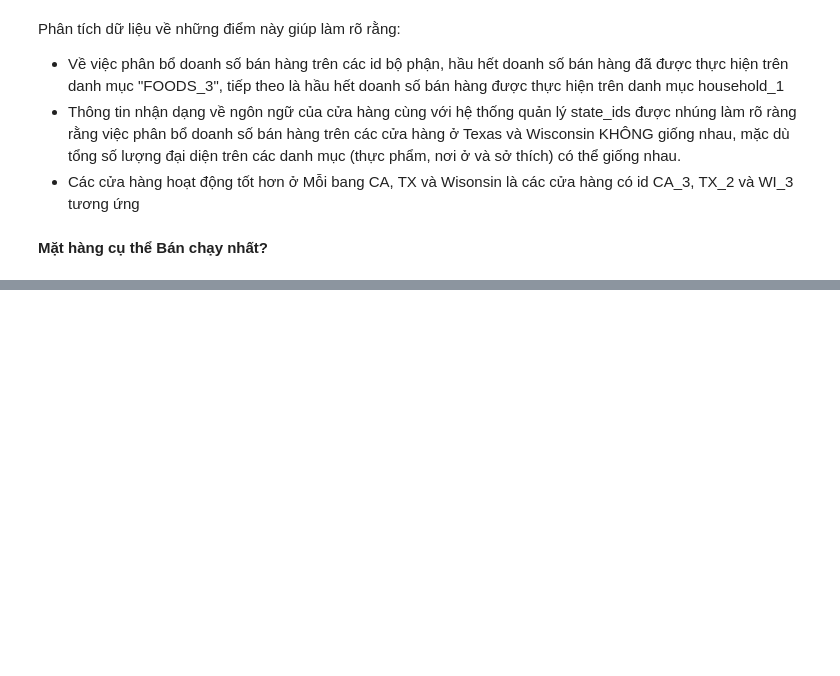
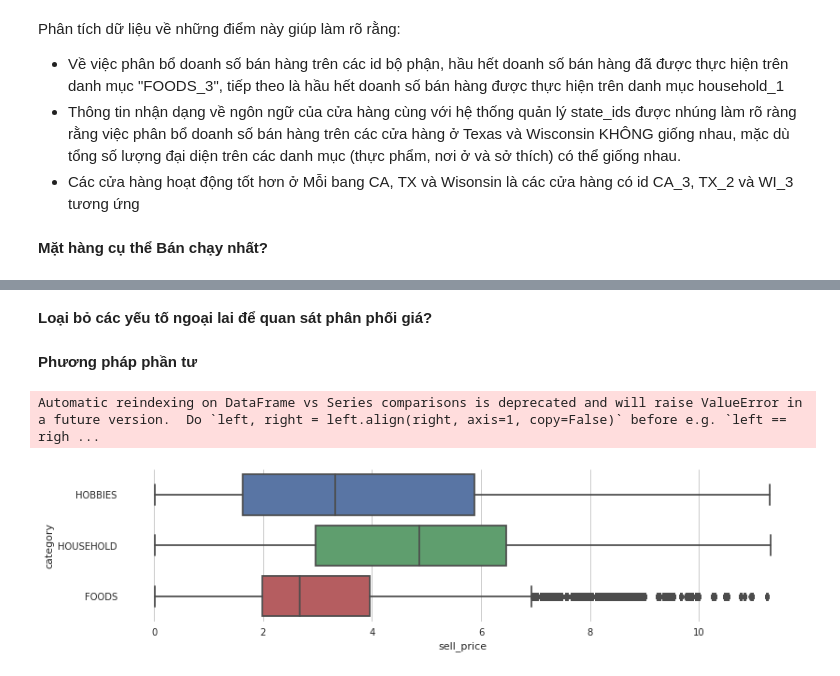
Before and after one commit to HienNguyenMinh/PythonAssignment, a Jupyter notebook: BaiTap1.ipynb, the cells around one changed output, grey strips where cells are left out. Drawn from its saved outputs; the diff is of its cells as text; code cells hidden in the pictures; blank space fills up the shorter version.

```diff
--- a/BaiTap1.ipynb
+++ b/BaiTap1.ipynb
@@ -364,0 +550,32 @@ Phân tích dữ liệu về những điểm này giúp làm rõ rằng:
+# %% [markdown]
+**Loại bỏ các yếu tố ngoại lai để quan sát phân phối giá?**
+# %% [markdown]
+**Phương pháp phần tư**
+# %%
+def remove_outliers(df):
+
+    '''
+    removes the outliers in continous features using quartile ranges
+
+    inputs: df(df specified with continous features along side categorical features)
+    returns: df with removed outliers
+    '''
+    Q1=df.quantile(0.25)
+    Q3=df.quantile(0.75)
+    IQR=Q3-Q1
+    df_final=df[~((df<(Q1-1.5*IQR)) | (df>(Q3+1.5*IQR)))]
+
+    return df_final
+
+df = sell_prices_df[['category', 'sell_price']]
+df = remove_outliers(df)
+# %% [output]
+Automatic reindexing on DataFrame vs Series comparisons is deprecated and will raise ValueError in a future version.  Do `left, right = left.align(right, axis=1, copy=False)` before e.g. `left == righ ...
+# %%
+sns.set_style('whitegrid')
+sns.axes_style(style='ticks')
+plt.figure(figsize=(13,3))
+sns.boxplot(y=df['category'], x=df['sell_price'])
+plt.show()
+# %% [output]
+[figure, added]
```
Also changed, not shown: parts of 39 cells of this notebook.
